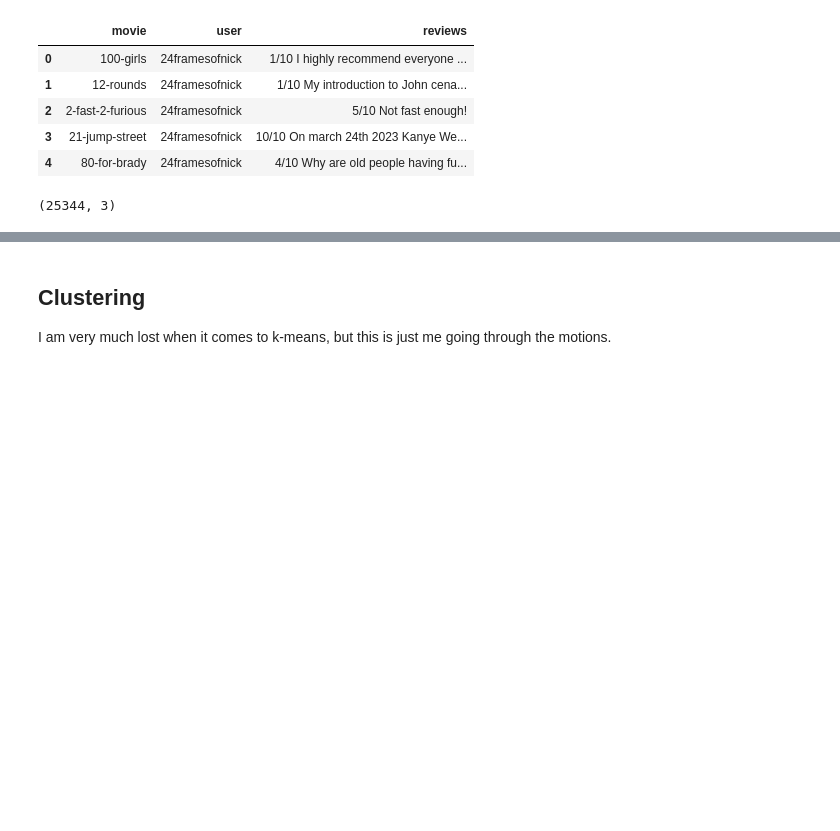
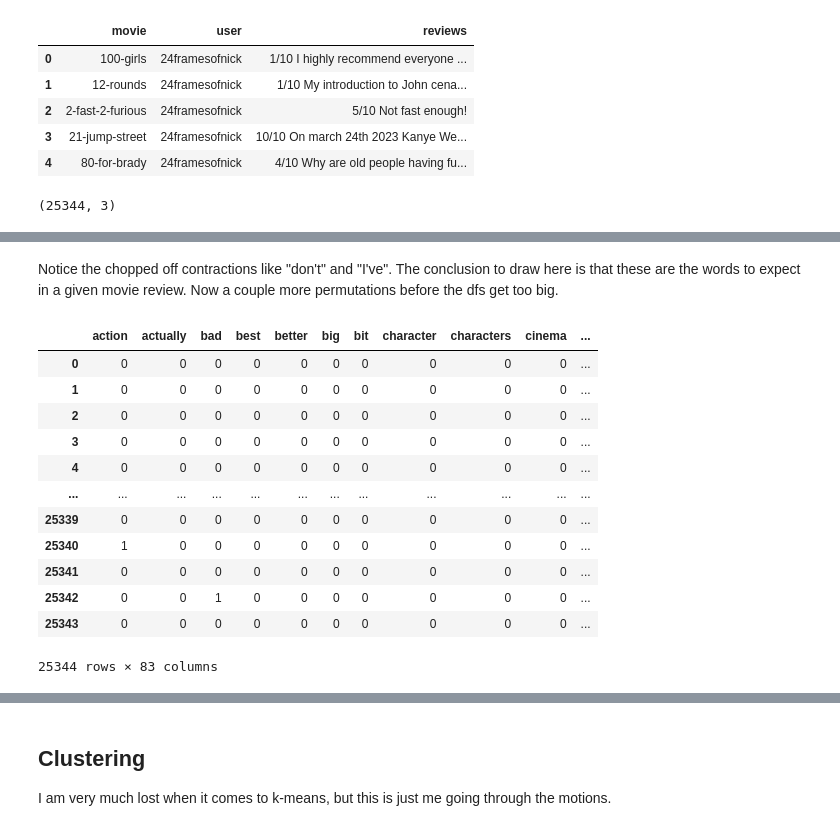
Before and after one commit to cmitchellstudent/370, a Jupyter notebook: notebooks/assignment1.ipynb, the cells around one changed output, grey strips where cells are left out. Drawn from its saved outputs; the diff is of its cells as text; code cells hidden in the pictures; blank space fills up the shorter version.

```diff
--- a/notebooks/assignment1.ipynb
+++ b/notebooks/assignment1.ipynb
@@ -175,0 +204,21 @@ print(scoreless[0:5])
+# %% [markdown]
+Notice the chopped off contractions like "don't" and "I've". The conclusion to draw here is that these are the words to expect in a given movie review. Now a couple more permutations before the dfs get too big.
+# %%
+vectorizer = CountVectorizer(min_df=500, lowercase = True, stop_words = 'english')
+X = vectorizer.fit_transform(scoreless)
+df2 = pd.DataFrame(X.toarray(), columns=vectorizer.get_feature_names_out())
+df2
+# %% [output]
+|  | action | actually | bad | best | better | big | bit | character | characters | cinema | ... |
+| 0 | 0 | 0 | 0 | 0 | 0 | 0 | 0 | 0 | 0 | 0 | ... |
+| 1 | 0 | 0 | 0 | 0 | 0 | 0 | 0 | 0 | 0 | 0 | ... |
+| 2 | 0 | 0 | 0 | 0 | 0 | 0 | 0 | 0 | 0 | 0 | ... |
+| 3 | 0 | 0 | 0 | 0 | 0 | 0 | 0 | 0 | 0 | 0 | ... |
+| 4 | 0 | 0 | 0 | 0 | 0 | 0 | 0 | 0 | 0 | 0 | ... |
+| ... | ... | ... | ... | ... | ... | ... | ... | ... | ... | ... | ... |
+| 25339 | 0 | 0 | 0 | 0 | 0 | 0 | 0 | 0 | 0 | 0 | ... |
+| 25340 | 1 | 0 | 0 | 0 | 0 | 0 | 0 | 0 | 0 | 0 | ... |
+| 25341 | 0 | 0 | 0 | 0 | 0 | 0 | 0 | 0 | 0 | 0 | ... |
+| 25342 | 0 | 0 | 1 | 0 | 0 | 0 | 0 | 0 | 0 | 0 | ... |
+| 25343 | 0 | 0 | 0 | 0 | 0 | 0 | 0 | 0 | 0 | 0 | ... |
+25344 rows × 83 columns
```
Also changed, not shown: parts of 13 cells of this notebook, 3 other files.
